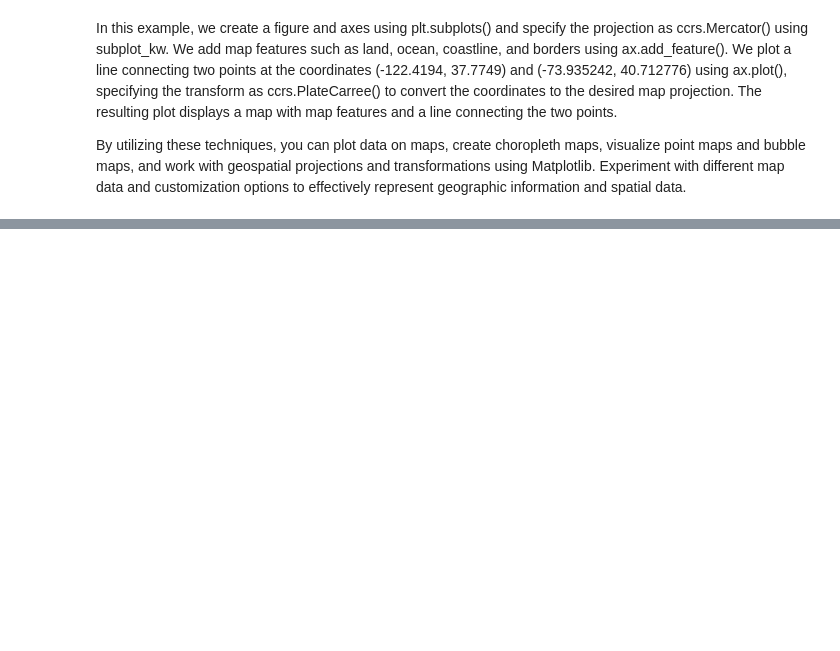
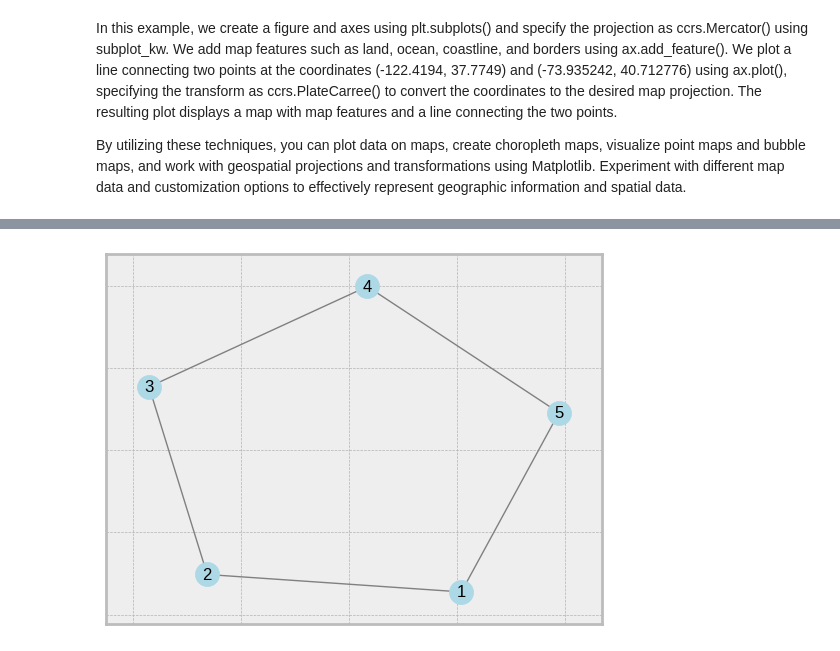
Before and after one commit to MlvPrasadOfficial/kaggle_notebooks, a Jupyter notebook: matplotlib-in-depth-course-2023for-indian-kaggler.ipynb, the cells around one changed output, grey strips where cells are left out. Cells and saved outputs as stored; diff of their text form; code cells hidden in the pictures; blank space fills up the shorter version.

```diff
--- a/matplotlib-in-depth-course-2023for-indian-kaggler.ipynb
+++ b/matplotlib-in-depth-course-2023for-indian-kaggler.ipynb
@@ -3326,0 +3494,24 @@ By utilizing these techniques, you can plot data on maps, create choropleth maps
+# %%
+import matplotlib.pyplot as plt
+import networkx as nx
+
+# Create an empty graph
+G = nx.Graph()
+
+# Add nodes to the graph
+G.add_nodes_from([1, 2, 3, 4, 5])
+
+# Add edges to the graph
+G.add_edges_from([(1, 2), (2, 3), (3, 4), (4, 5), (5, 1)])
+
+# Create a figure and axes
+fig, ax = plt.subplots()
+
+# Draw the graph
+pos = nx.spring_layout(G)  # Set the layout algorithm
+nx.draw_networkx(G, pos=pos, with_labels=True, node_color='lightblue', edge_color='gray')
+
+# Display the plot
+plt.show()
+# %% [output]
+[figure, added]
```
Also changed, not shown: parts of 39 cells of this notebook.
